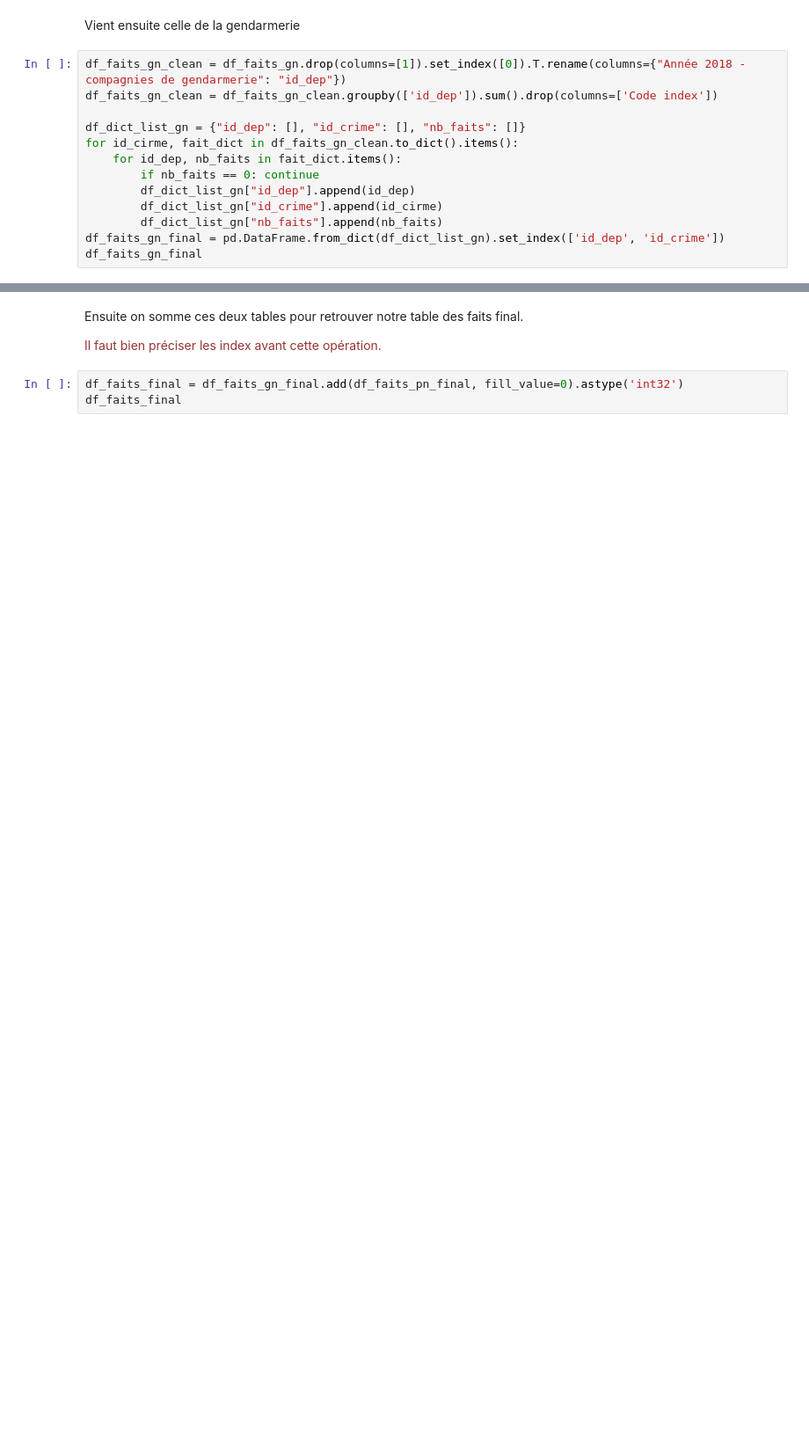
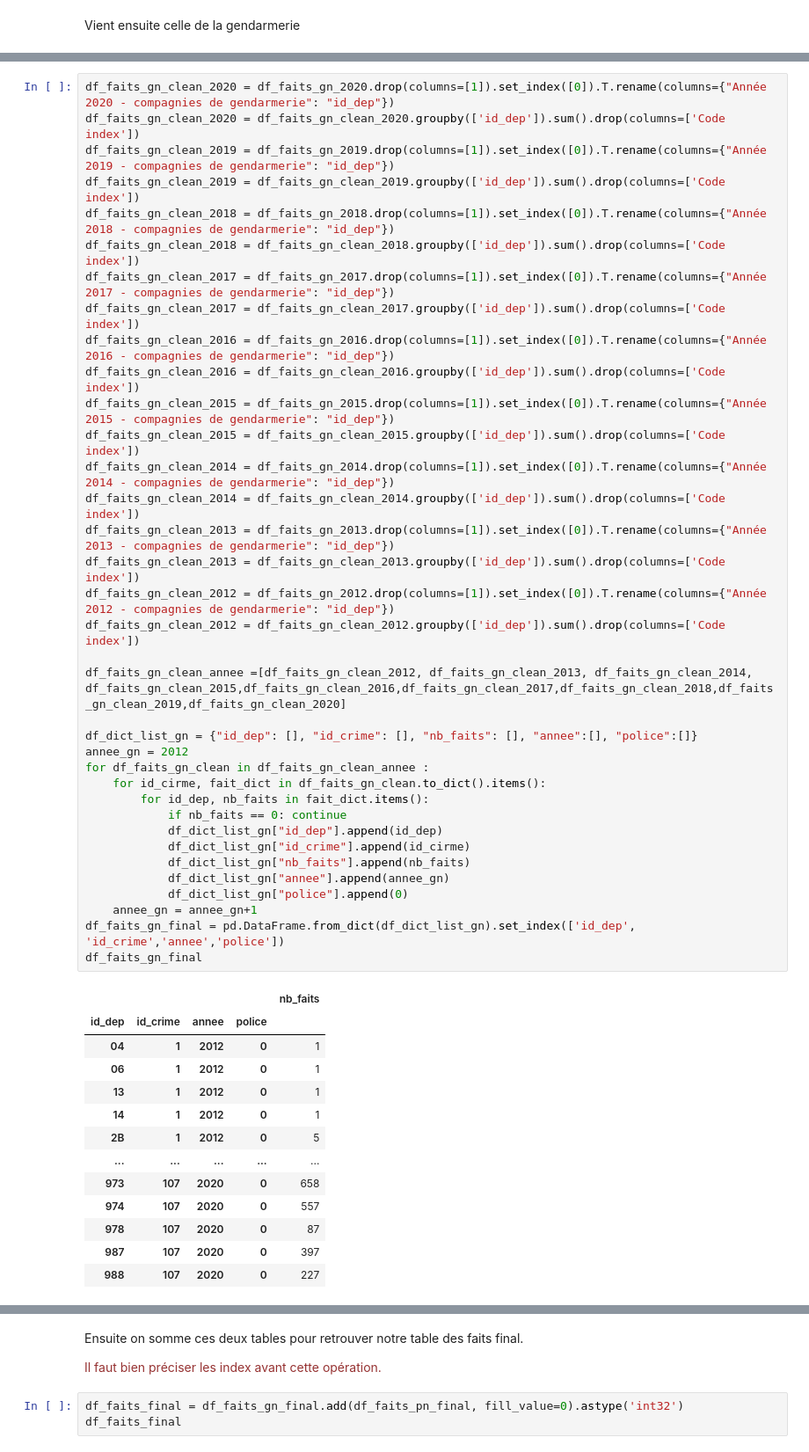
Before and after one commit to felix-geffrault/BI, a Jupyter notebook: crime_to_db.ipynb, the cells around one changed output, grey strips where cells are left out. Shown: that part at 88% size. Saved outputs shown, nothing was run; the diff lists cells and outputs as text; blank space fills up the shorter version.

```diff
--- a/crime_to_db.ipynb
+++ b/crime_to_db.ipynb
@@ -300,15 +325,2 @@ df_faits_pn_final
 # %% [markdown]
 Vient ensuite celle de la gendarmerie
-# %%
-df_faits_gn_clean = df_faits_gn.drop(columns=[1]).set_index([0]).T.rename(columns={"Année 2018 - compagnies de gendarmerie": "id_dep"})
-df_faits_gn_clean = df_faits_gn_clean.groupby(['id_dep']).sum().drop(columns=['Code index'])
-
-df_dict_list_gn = {"id_dep": [], "id_crime": [], "nb_faits": []}
-for id_cirme, fait_dict in df_faits_gn_clean.to_dict().items():
-    for id_dep, nb_faits in fait_dict.items():
-        if nb_faits == 0: continue
-        df_dict_list_gn["id_dep"].append(id_dep)
-        df_dict_list_gn["id_crime"].append(id_cirme)
-        df_dict_list_gn["nb_faits"].append(nb_faits)
-df_faits_gn_final = pd.DataFrame.from_dict(df_dict_list_gn).set_index(['id_dep', 'id_crime'])
-df_faits_gn_final
@@ -329,0 +327,50 @@ df_faits_gn_final
+# %%
+df_faits_gn_clean_2020 = df_faits_gn_2020.drop(columns=[1]).set_index([0]).T.rename(columns={"Année 2020 - compagnies de gendarmerie": "id_dep"})
+df_faits_gn_clean_2020 = df_faits_gn_clean_2020.groupby(['id_dep']).sum().drop(columns=['Code index'])
+df_faits_gn_clean_2019 = df_faits_gn_2019.drop(columns=[1]).set_index([0]).T.rename(columns={"Année 2019 - compagnies de gendarmerie": "id_dep"})
+df_faits_gn_clean_2019 = df_faits_gn_clean_2019.groupby(['id_dep']).sum().drop(columns=['Code index'])
+df_faits_gn_clean_2018 = df_faits_gn_2018.drop(columns=[1]).set_index([0]).T.rename(columns={"Année 2018 - compagnies de gendarmerie": "id_dep"})
+df_faits_gn_clean_2018 = df_faits_gn_clean_2018.groupby(['id_dep']).sum().drop(columns=['Code index'])
+df_faits_gn_clean_2017 = df_faits_gn_2017.drop(columns=[1]).set_index([0]).T.rename(columns={"Année 2017 - compagnies de gendarmerie": "id_dep"})
+df_faits_gn_clean_2017 = df_faits_gn_clean_2017.groupby(['id_dep']).sum().drop(columns=['Code index'])
+df_faits_gn_clean_2016 = df_faits_gn_2016.drop(columns=[1]).set_index([0]).T.rename(columns={"Année 2016 - compagnies de gendarmerie": "id_dep"})
+df_faits_gn_clean_2016 = df_faits_gn_clean_2016.groupby(['id_dep']).sum().drop(columns=['Code index'])
+df_faits_gn_clean_2015 = df_faits_gn_2015.drop(columns=[1]).set_index([0]).T.rename(columns={"Année 2015 - compagnies de gendarmerie": "id_dep"})
+df_faits_gn_clean_2015 = df_faits_gn_clean_2015.groupby(['id_dep']).sum().drop(columns=['Code index'])
+df_faits_gn_clean_2014 = df_faits_gn_2014.drop(columns=[1]).set_index([0]).T.rename(columns={"Année 2014 - compagnies de gendarmerie": "id_dep"})
+df_faits_gn_clean_2014 = df_faits_gn_clean_2014.groupby(['id_dep']).sum().drop(columns=['Code index'])
+df_faits_gn_clean_2013 = df_faits_gn_2013.drop(columns=[1]).set_index([0]).T.rename(columns={"Année 2013 - compagnies de gendarmerie": "id_dep"})
+df_faits_gn_clean_2013 = df_faits_gn_clean_2013.groupby(['id_dep']).sum().drop(columns=['Code index'])
+df_faits_gn_clean_2012 = df_faits_gn_2012.drop(columns=[1]).set_index([0]).T.rename(columns={"Année 2012 - compagnies de gendarmerie": "id_dep"})
+df_faits_gn_clean_2012 = df_faits_gn_clean_2012.groupby(['id_dep']).sum().drop(columns=['Code index'])
+
+df_faits_gn_clean_annee =[df_faits_gn_clean_2012, df_faits_gn_clean_2013, df_faits_gn_clean_2014, df_faits_gn_clean_2015,df_faits_gn_clean_2016,df_faits_gn_clean_2017,df_faits_gn_clean_2018,df_faits_gn_clean_2019,df_faits_gn_clean_2020]
+
+df_dict_list_gn = {"id_dep": [], "id_crime": [], "nb_faits": [], "annee":[], "police":[]}
+annee_gn = 2012
+for df_faits_gn_clean in df_faits_gn_clean_annee :
+    for id_cirme, fait_dict in df_faits_gn_clean.to_dict().items():
+        for id_dep, nb_faits in fait_dict.items():
+            if nb_faits == 0: continue
+            df_dict_list_gn["id_dep"].append(id_dep)
+            df_dict_list_gn["id_crime"].append(id_cirme)
+            df_dict_list_gn["nb_faits"].append(nb_faits)
+            df_dict_list_gn["annee"].append(annee_gn)
+            df_dict_list_gn["police"].append(0)
+    annee_gn = annee_gn+1
+df_faits_gn_final = pd.DataFrame.from_dict(df_dict_list_gn).set_index(['id_dep', 'id_crime','annee','police'])
+df_faits_gn_final
+# %% [output]
+|  |  |  |  | nb_faits |
+| id_dep | id_crime | annee | police |  |
+| 04 | 1 | 2012 | 0 | 1 |
+| 06 | 1 | 2012 | 0 | 1 |
+| 13 | 1 | 2012 | 0 | 1 |
+| 14 | 1 | 2012 | 0 | 1 |
+| 2B | 1 | 2012 | 0 | 5 |
+| ... | ... | ... | ... | ... |
+| 973 | 107 | 2020 | 0 | 658 |
+| 974 | 107 | 2020 | 0 | 557 |
+| 978 | 107 | 2020 | 0 | 87 |
+| 987 | 107 | 2020 | 0 | 397 |
+| 988 | 107 | 2020 | 0 | 227 |
```
Also changed, not shown: parts of 12 cells of this notebook, 1 other file.
